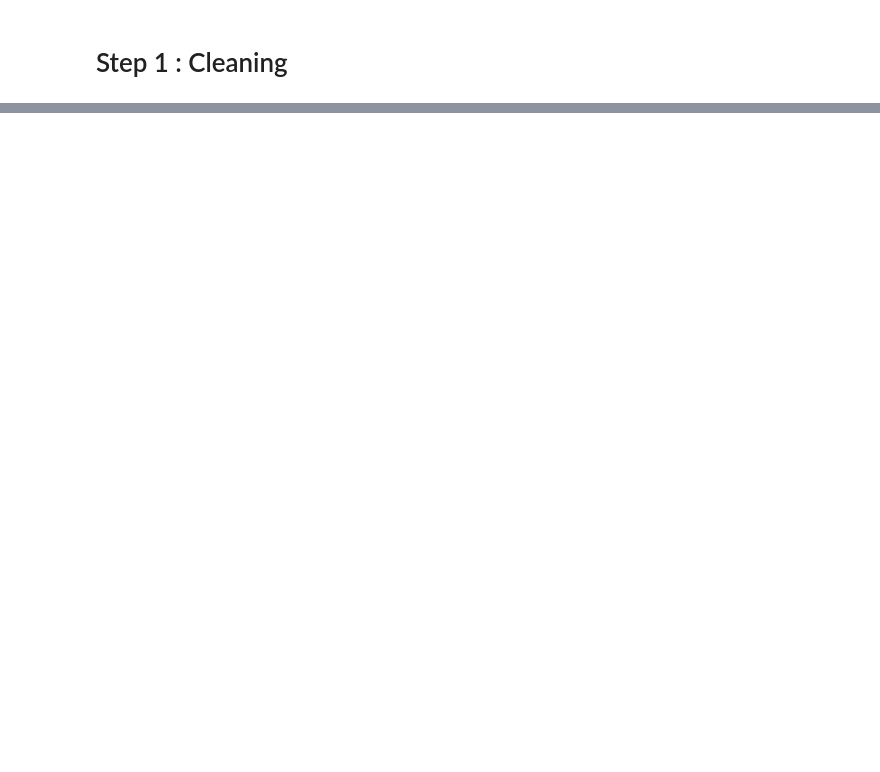
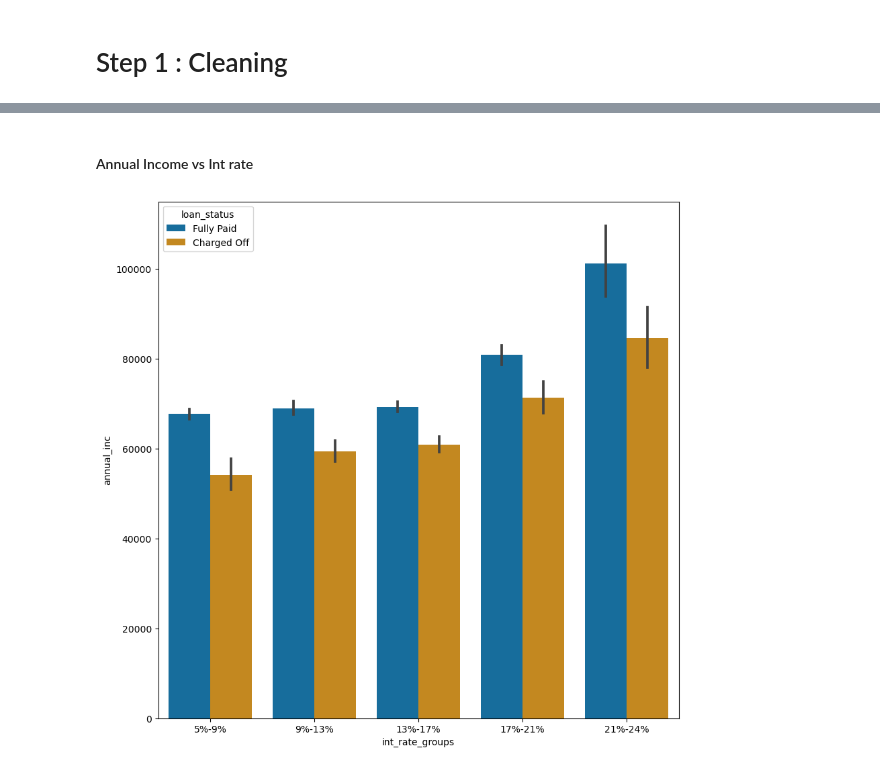
Before and after one commit to dsharma3/LendingClubCaseStudy, a Jupyter notebook: DivyeshSharma.ipynb, the cells around one changed output, grey strips where cells are left out. Saved outputs shown, nothing was run; the diff lists cells and outputs as text; code cells hidden in the pictures; blank space fills up the shorter version.

```diff
--- a/DivyeshSharma.ipynb
+++ b/DivyeshSharma.ipynb
@@ -711,0 +733,8 @@ plt.show()
+# %% [markdown]
+#### Annual Income vs Int rate
+# %%
+plt.figure(figsize=(10,10))
+sns.barplot(data =df,x='int_rate_groups', y='annual_inc', hue ='loan_status',palette="colorblind")
+plt.show()
+# %% [output]
+[figure, added]
```
Also changed, not shown: parts of 97 cells of this notebook.
